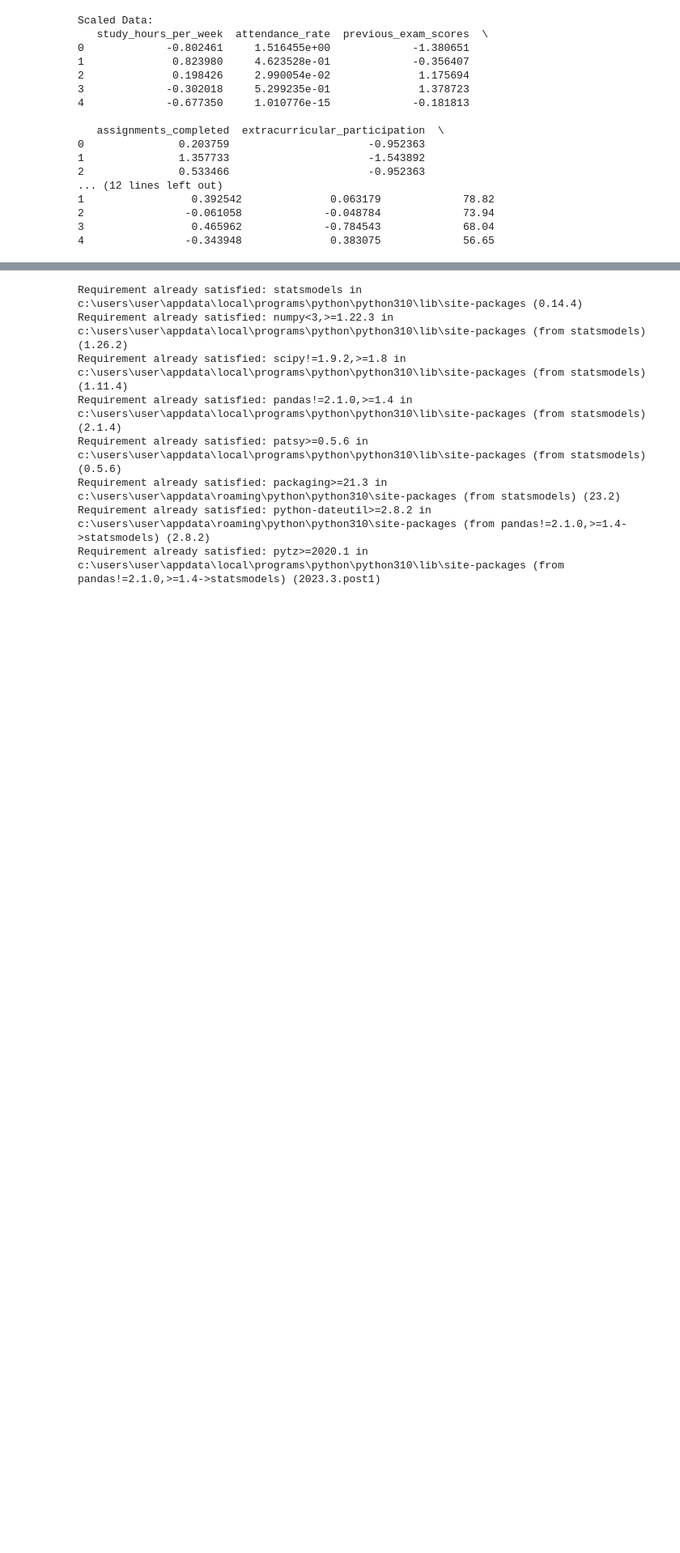
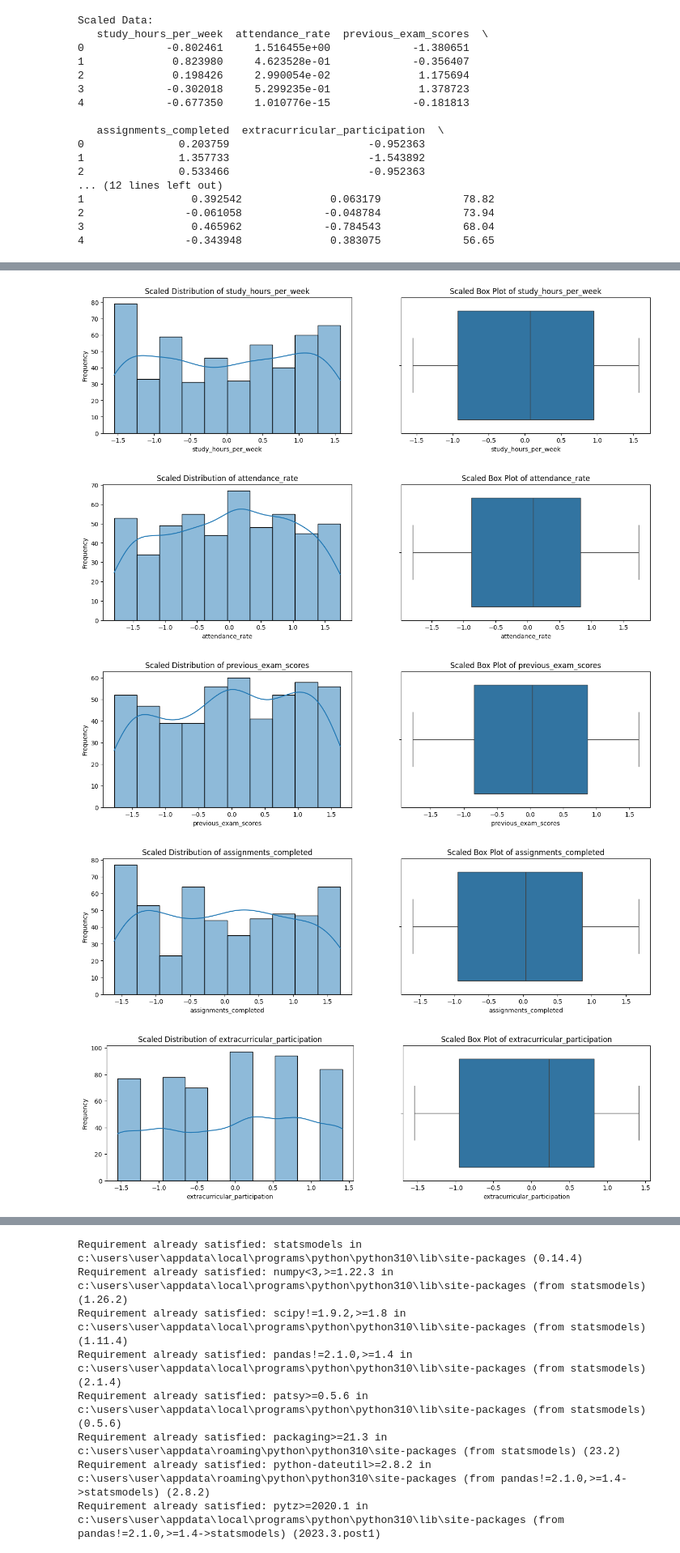
Before and after one commit to Yungjieee/StudentPerformancePrediction, a Jupyter notebook: student_performance.ipynb, the cells around one changed output, grey strips where cells are left out. Shown at 81% size. Saved outputs shown, nothing was run; the diff lists cells and outputs as text; code cells hidden in the pictures; blank space fills up the shorter version.

```diff
--- a/student_performance.ipynb
+++ b/student_performance.ipynb
@@ -125,25 +125,3 @@ Scaled Data:
 2                -0.061058             -0.048784             73.94
 3                 0.465962             -0.784543             68.04
 4                -0.343948              0.383075             56.65
-# %%
-# Visualize the scaled data distributions
-for column in scaled_data.columns:
-    plt.figure(figsize=(8, 4))
-    sns.histplot(scaled_data[column], kde=True)
-    plt.title(f'Scaled Distribution of {column}')
-    plt.xlabel(column)
-    plt.ylabel('Frequency')
-    plt.show()
-
-# Box plots for each feature to observe spread and any remaining outliers
-for column in scaled_data.columns:
-    plt.figure(figsize=(8, 4))
-    sns.boxplot(x=scaled_data[column])
-    plt.title(f'Scaled Box Plot of {column}')
-    plt.xlabel(column)
-    plt.show()
-
-# Optional: Pair plot to observe pairwise relationships
-sns.pairplot(scaled_data, diag_kind='kde', plot_kws={'alpha': 0.5})
-plt.suptitle("Pair Plot of Scaled Features", y=1.02)
-plt.show()
@@ -163,0 +128,26 @@ plt.show()
+# %%
+import matplotlib.pyplot as plt
+import seaborn as sns
+
+# Visualize the scaled data distributions with both histogram and box plot side by side
+for column in scaled_data.columns:
+    fig, axes = plt.subplots(1, 2, figsize=(16, 4))
+
+    # Histogram with KDE
+    sns.histplot(scaled_data[column], kde=True, ax=axes[0])
+    axes[0].set_title(f'Scaled Distribution of {column}')
+    axes[0].set_xlabel(column)
+    axes[0].set_ylabel('Frequency')
+
+    # Box plot
+    sns.boxplot(x=scaled_data[column], ax=axes[1])
+    axes[1].set_title(f'Scaled Box Plot of {column}')
+    axes[1].set_xlabel(column)
+
+    plt.show()
+# %% [output]
+[figure, added]
+[figure, added]
+[figure, added]
+[figure, added]
+[figure, added]
```
Also changed, not shown: parts of 4 cells of this notebook.
